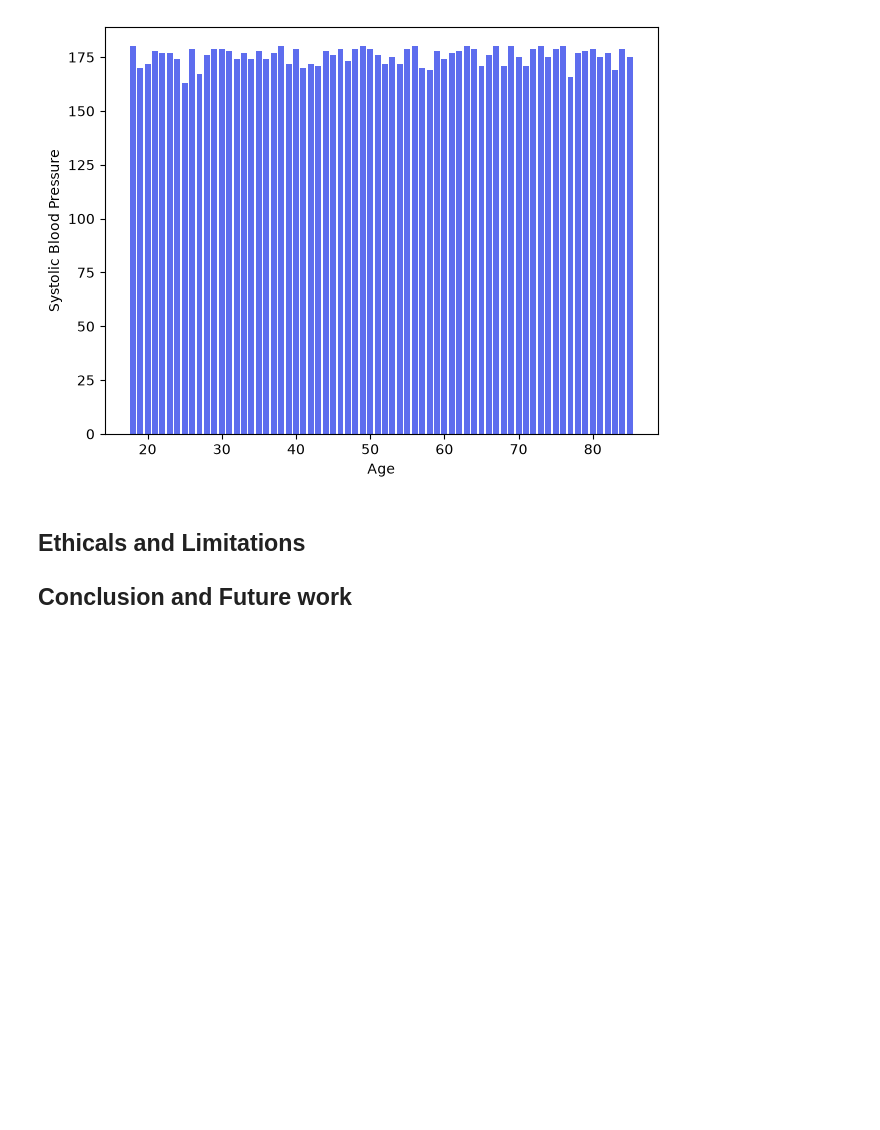
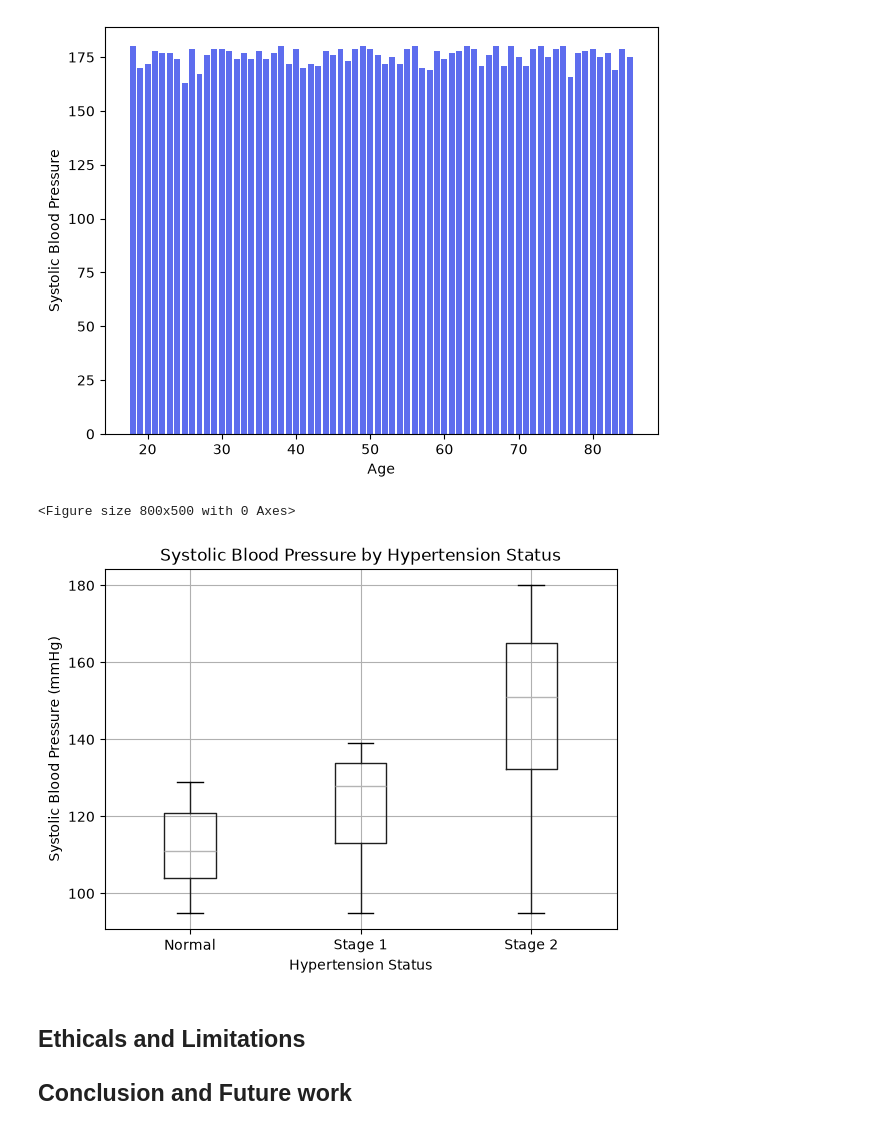
Before and after one commit to Bobbylee007/hypertension_DA_project, a Jupyter notebook: hypertention.ipynb, the cells around one changed output. Saved outputs shown, nothing was run; the diff lists cells and outputs as text; code cells hidden in the pictures; blank space fills up the shorter version.

```diff
--- a/hypertention.ipynb
+++ b/hypertention.ipynb
@@ -390,6 +390,25 @@ plt.tight_layout()
 plt.show()
 # %% [output]
 [figure]
+# %%
+
+plt.figure(figsize=(8, 5))
+
+dataSet_df.boxplot(
+    column='Systolic_BP',
+    by='Hypertension_Status'
+)
+
+plt.title('Systolic Blood Pressure by Hypertension Status')
+plt.suptitle('')
+plt.xlabel('Hypertension Status')
+plt.ylabel('Systolic Blood Pressure (mmHg)')
+plt.xticks(rotation=0)
+
+plt.show()
+# %% [output]
+<Figure size 800x500 with 0 Axes>
+[figure, added]
 # %% [markdown]
 
 ## Ethicals and Limitations
```
Also changed, not shown: parts of 1 cell of this notebook, 2 other files.
